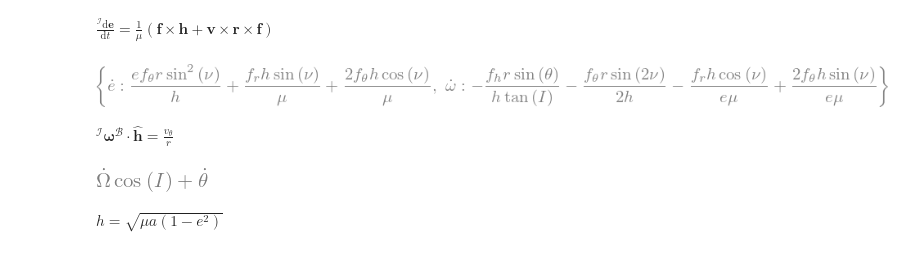
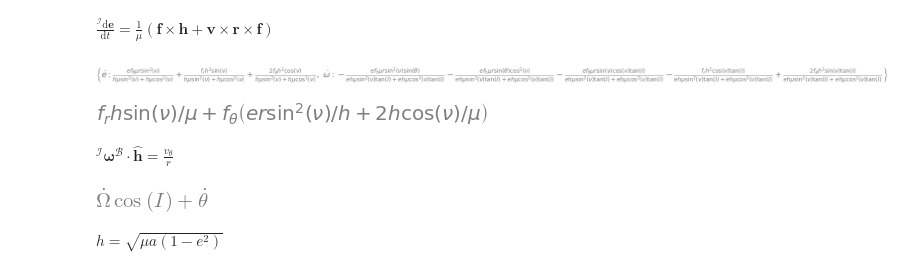
Before and after one commit to dsavransky/MAE6720, a Jupyter notebook: Notebooks/Gauss Equations.ipynb, the cells around one changed output. Cells and saved outputs as stored; diff of their text form; code cells hidden in the pictures.

```diff
--- a/Notebooks/Gauss Equations.ipynb
+++ b/Notebooks/Gauss Equations.ipynb
@@ -44,9 +44,13 @@ vvec = Matrix([v_r,v_th,0])
 dedt2 = (fvec.cross(hvec) + vvec.cross(rvec.cross(fvec)))/mu
 dedt3 = simplify(dedt1.subs([(Od,f_h*r*sin(th)/(h*sin(I))),(Id,f_h*r*cos(th)/h),(w,th-nu)]))
 # %%
-sol2 = solve(dedt3 - dedt2.subs(r*v_th,h).subs(v_r,mu/h*e*sin(nu)),[ed,wd]); sol2
+sol2 = simplify(solve(dedt3 - dedt2.subs(r*v_th,h).subs(v_r,mu/h*e*sin(nu)),[ed,wd])); sol2
 # %% [output]
-[figure, old version]
+[figure, new version]
+# %%
+collect(simplify(sol2[ed]),f_th)
+# %% [output]
+[figure, added]
 # %% [markdown]
 $^\mathcal{I}\boldsymbol{\omega}^\mathcal{B} \cdot \mathbf{\hat{h}} = \frac{v_\theta}{r}$
 # %%
```
Also changed, not shown: parts of 4 cells of this notebook.
